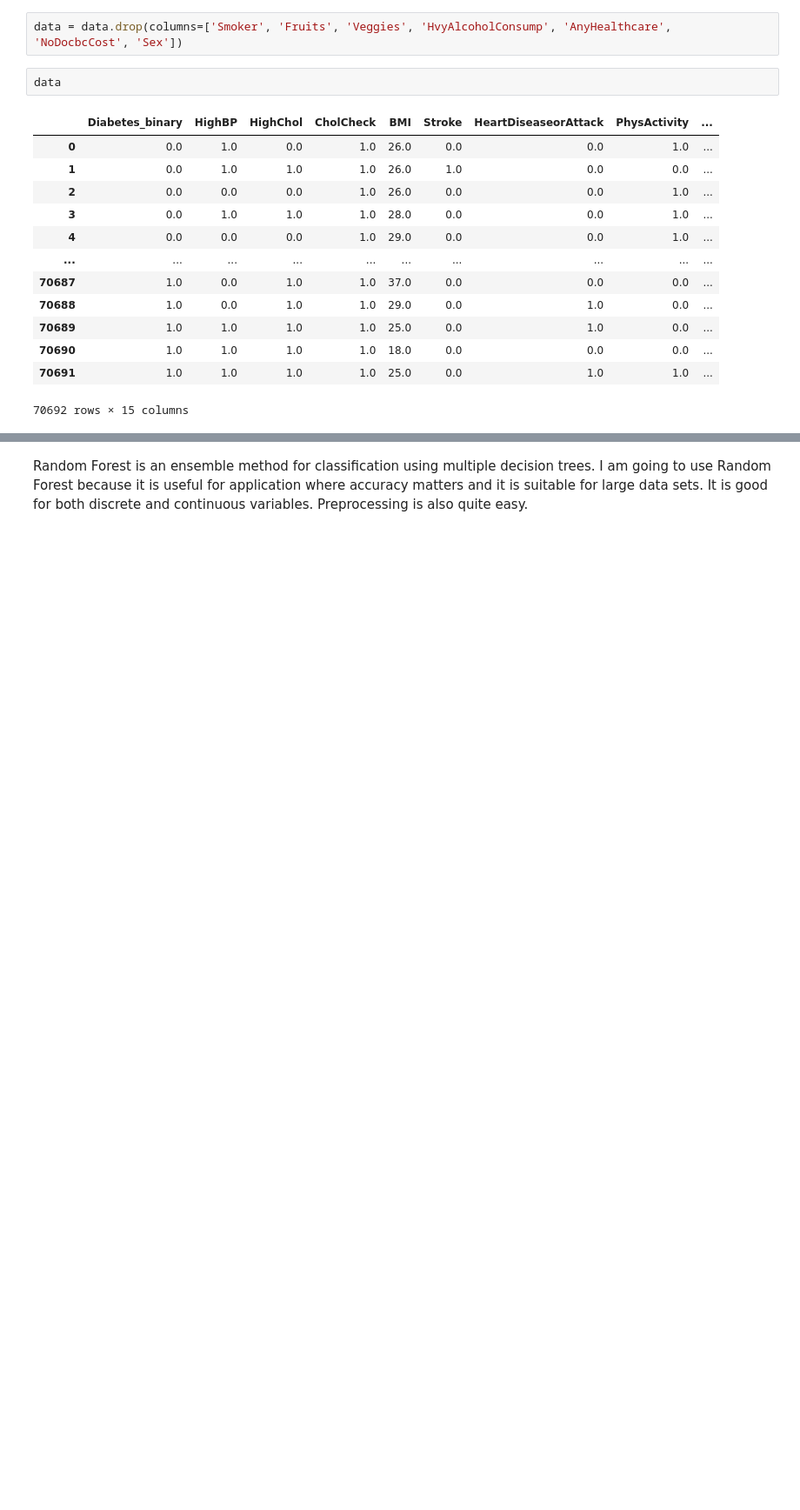
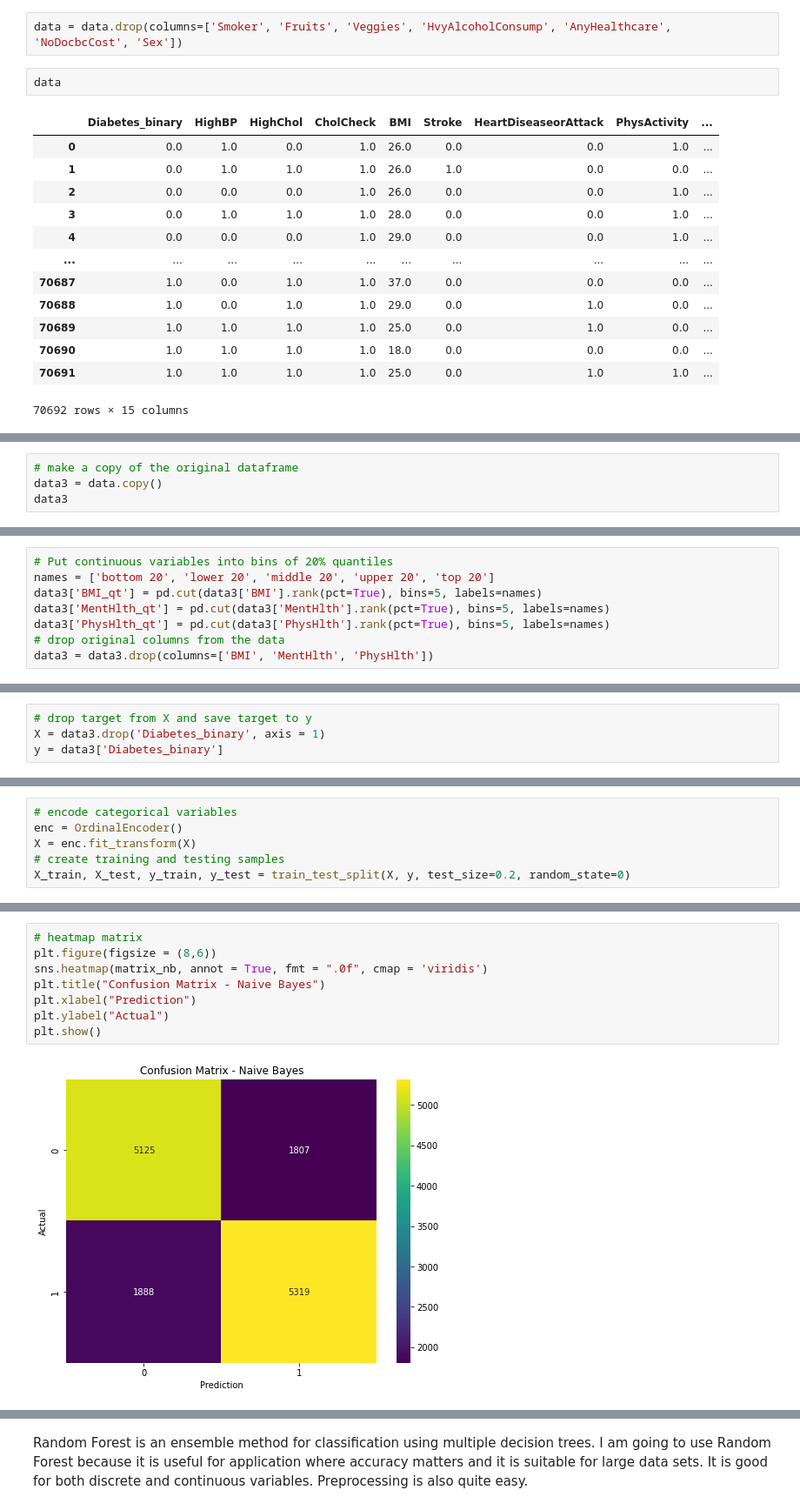
Before and after one commit to catlanhua/ITSC3162, a Jupyter notebook: ITSC3162Project2.ipynb, the cells around one changed output, grey strips where cells are left out. Shown: that part at 87% size. Saved outputs shown, nothing was run; the diff lists cells and outputs as text; blank space fills up the shorter version.

```diff
--- a/ITSC3162Project2.ipynb
+++ b/ITSC3162Project2.ipynb
@@ -183,0 +192,4 @@ data
+# %%
+# make a copy of the original dataframe
+data3 = data.copy()
+data3
@@ -183,0 +210,8 @@ data
+# %%
+# Put continuous variables into bins of 20% quantiles
+names = ['bottom 20', 'lower 20', 'middle 20', 'upper 20', 'top 20']
+data3['BMI_qt'] = pd.cut(data3['BMI'].rank(pct=True), bins=5, labels=names)
+data3['MentHlth_qt'] = pd.cut(data3['MentHlth'].rank(pct=True), bins=5, labels=names)
+data3['PhysHlth_qt'] = pd.cut(data3['PhysHlth'].rank(pct=True), bins=5, labels=names)
+# drop original columns from the data
+data3 = data3.drop(columns=['BMI', 'MentHlth', 'PhysHlth'])
@@ -183,0 +234,4 @@ data
+# %%
+# drop target from X and save target to y
+X = data3.drop('Diabetes_binary', axis = 1)
+y = data3['Diabetes_binary']
@@ -183,0 +241,6 @@ data
+# %%
+# encode categorical variables
+enc = OrdinalEncoder()
+X = enc.fit_transform(X)
+# create training and testing samples
+X_train, X_test, y_train, y_test = train_test_split(X, y, test_size=0.2, random_state=0)
@@ -183,0 +275,10 @@ data
+# %%
+# heatmap matrix
+plt.figure(figsize = (8,6))
+sns.heatmap(matrix_nb, annot = True, fmt = ".0f", cmap = 'viridis')
+plt.title("Confusion Matrix - Naive Bayes")
+plt.xlabel("Prediction")
+plt.ylabel("Actual")
+plt.show()
+# %% [output]
+[figure, added]
```
Also changed, not shown: parts of 48 cells of this notebook.
